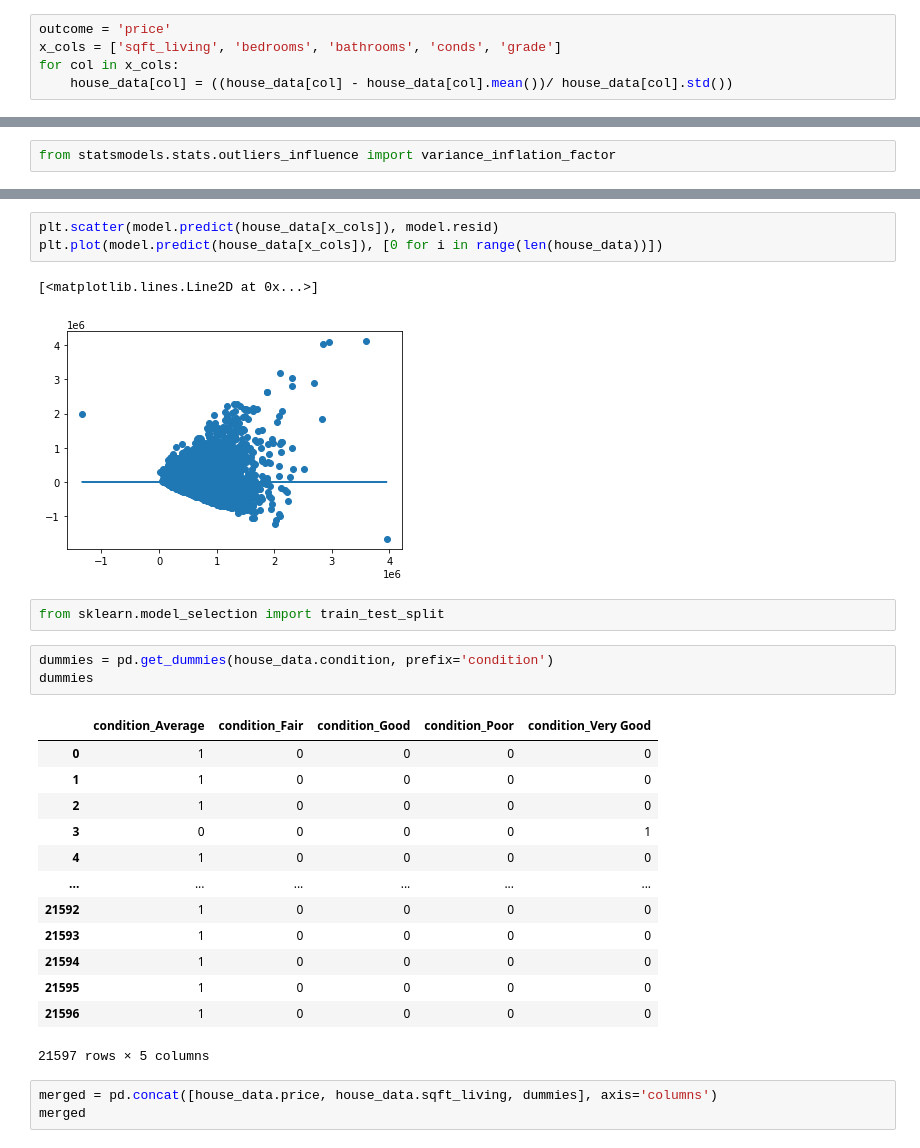
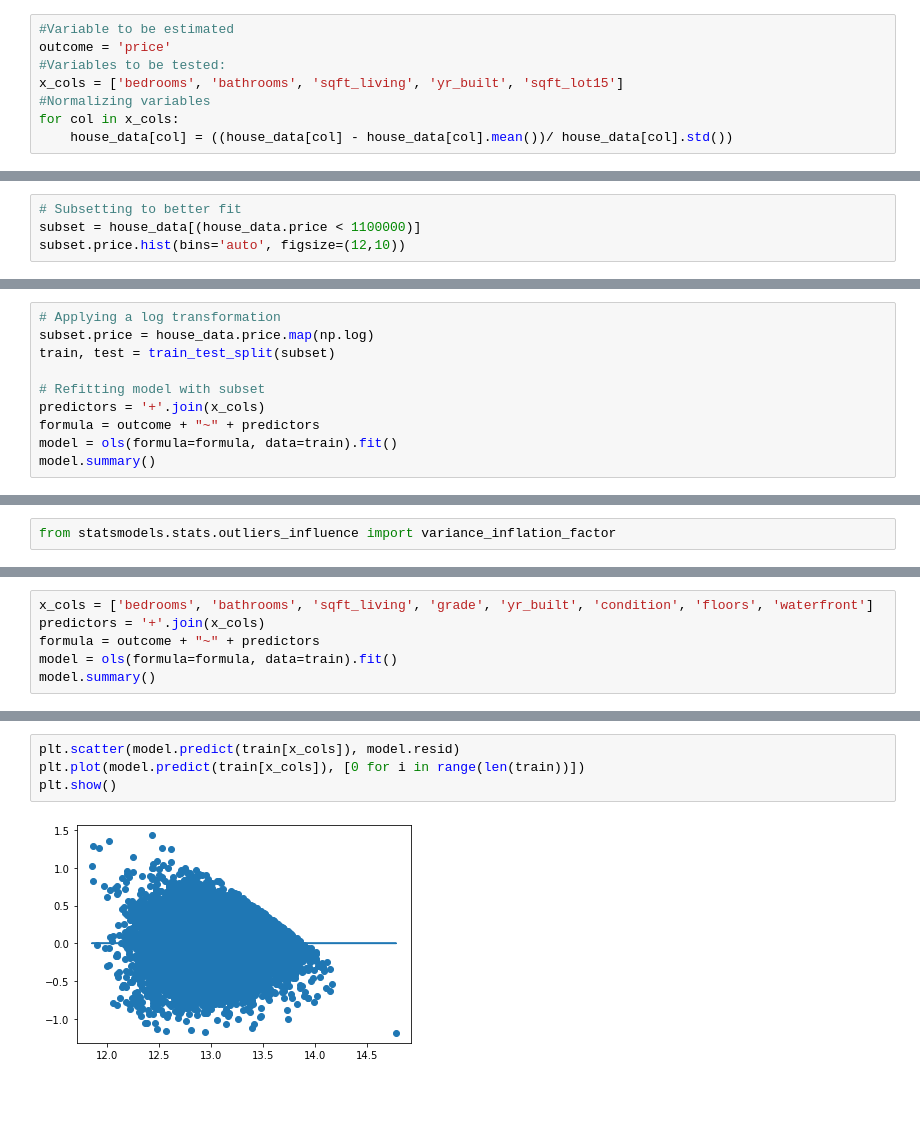
Before and after one commit to NickoGreeno/dsc-phase-2-project-v2-3, a Jupyter notebook: student.ipynb, the cells around one changed output, grey strips where cells are left out. Saved outputs shown, nothing was run; the diff lists cells and outputs as text; blank space fills up the shorter version.

```diff
--- a/student.ipynb
+++ b/student.ipynb
@@ -271,6 +285,9 @@ corr
 # %%
+#Variable to be estimated
 outcome = 'price'
-x_cols = ['sqft_living', 'bedrooms', 'bathrooms', 'conds', 'grade']
+#Variables to be tested:
+x_cols = ['bedrooms', 'bathrooms', 'sqft_living', 'yr_built', 'sqft_lot15']
+#Normalizing variables
 for col in x_cols:
     house_data[col] = ((house_data[col] - house_data[col].mean())/ house_data[col].std())
 # %%
@@ -306,0 +340,4 @@ Notes:
+# %%
+# Subsetting to better fit
+subset = house_data[(house_data.price < 1100000)]
+subset.price.hist(bins='auto', figsize=(12,10))
@@ -306,0 +349,10 @@ Notes:
+# %%
+# Applying a log transformation
+subset.price = house_data.price.map(np.log)
+train, test = train_test_split(subset)
+
+# Refitting model with subset
+predictors = '+'.join(x_cols)
+formula = outcome + "~" + predictors
+model = ols(formula=formula, data=train).fit()
+model.summary()
@@ -345,0 +490,6 @@ import scipy.stats as stats
+# %%
+x_cols = ['bedrooms', 'bathrooms', 'sqft_living', 'grade', 'yr_built', 'condition', 'floors', 'waterfront']
+predictors = '+'.join(x_cols)
+formula = outcome + "~" + predictors
+model = ols(formula=formula, data=train).fit()
+model.summary()
@@ -350,28 +533,6 @@ fig = sm.graphics.qqplot(model.resid, dist=stats.norm, line='45', fit=True)
 # %%
-plt.scatter(model.predict(house_data[x_cols]), model.resid)
-plt.plot(model.predict(house_data[x_cols]), [0 for i in range(len(house_data))])
+plt.scatter(model.predict(train[x_cols]), model.resid)
+plt.plot(model.predict(train[x_cols]), [0 for i in range(len(train))])
+plt.show()
 # %% [output]
-[<matplotlib.lines.Line2D at 0x...>]
-[figure, old version]
+[figure, new version]
-# %%
-from sklearn.model_selection import train_test_split
-# %%
-dummies = pd.get_dummies(house_data.condition, prefix='condition')
-dummies
-# %% [output]
-|  | condition_Average | condition_Fair | condition_Good | condition_Poor | condition_Very Good |
-| 0 | 1 | 0 | 0 | 0 | 0 |
-| 1 | 1 | 0 | 0 | 0 | 0 |
-| 2 | 1 | 0 | 0 | 0 | 0 |
-| 3 | 0 | 0 | 0 | 0 | 1 |
-| 4 | 1 | 0 | 0 | 0 | 0 |
-| ... | ... | ... | ... | ... | ... |
-| 21592 | 1 | 0 | 0 | 0 | 0 |
-| 21593 | 1 | 0 | 0 | 0 | 0 |
-| 21594 | 1 | 0 | 0 | 0 | 0 |
-| 21595 | 1 | 0 | 0 | 0 | 0 |
-| 21596 | 1 | 0 | 0 | 0 | 0 |
-21597 rows × 5 columns
-# %%
-merged = pd.concat([house_data.price, house_data.sqft_living, dummies], axis='columns')
-merged
```
Also changed, not shown: parts of 40 cells of this notebook.
